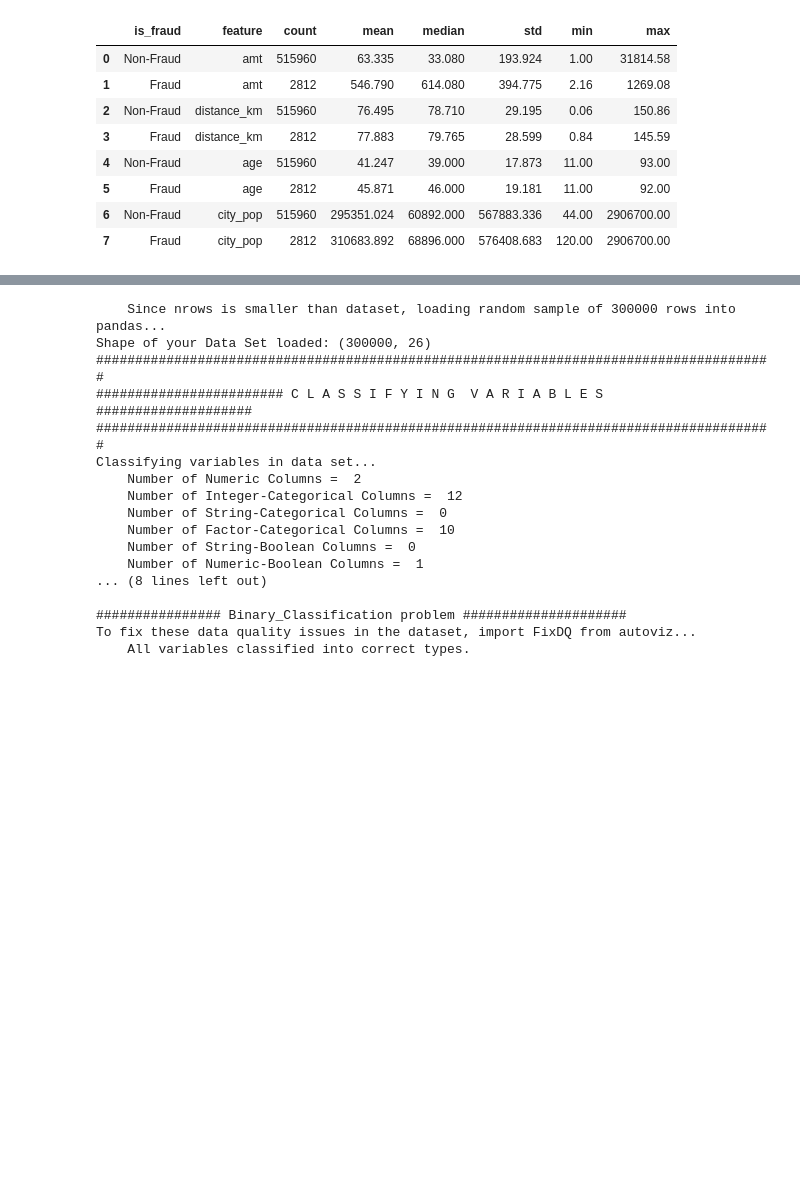
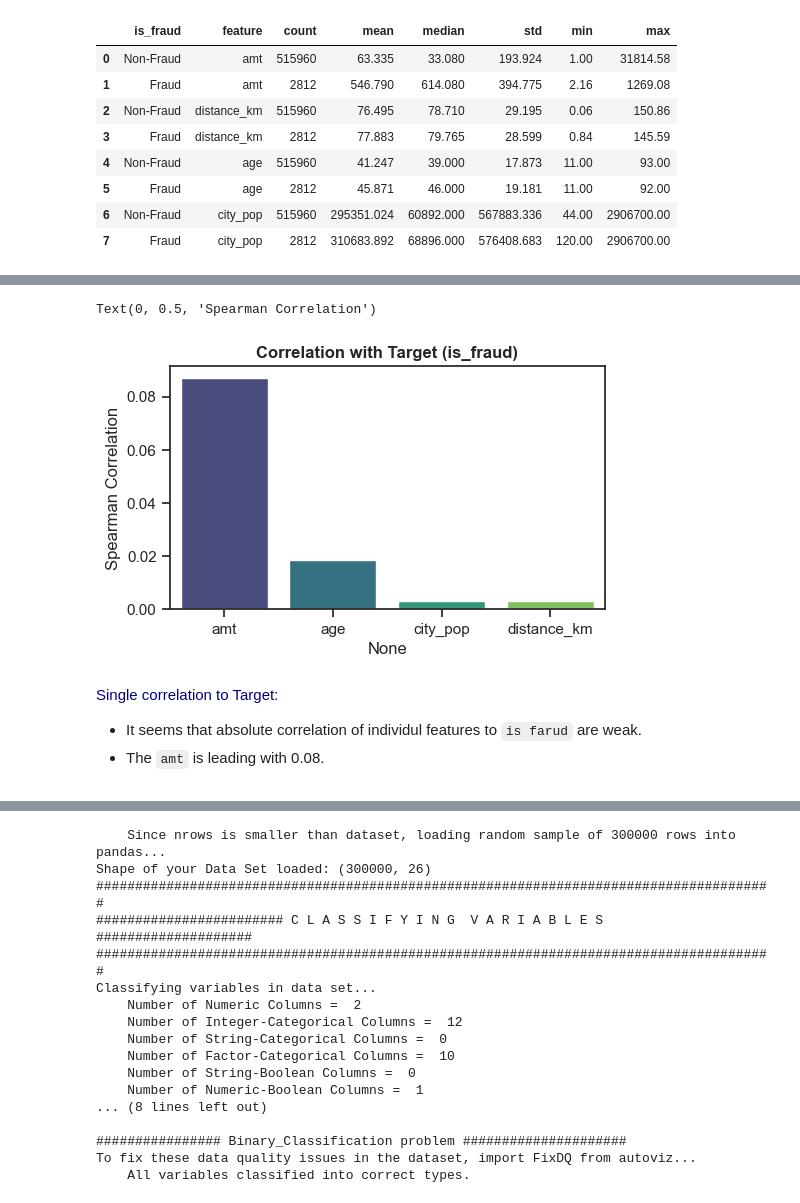
Before and after one commit to Shogant/Credit_Card_Fraud_Detection_Model, a Jupyter notebook: EDA.ipynb, the cells around one changed output, grey strips where cells are left out. Drawn from its saved outputs; the diff is of its cells as text; code cells hidden in the pictures; blank space fills up the shorter version.

```diff
--- a/EDA.ipynb
+++ b/EDA.ipynb
@@ -546,0 +566,16 @@ plt.show()
+# %%
+corr_with_target = corr_matrix['is_fraud'].drop('is_fraud').sort_values(key=abs, ascending=False)
+corr_with_target
+plt.figure(figsize=(5, 3))
+sns.barplot(x=corr_with_target.index, y=corr_with_target.values, palette='viridis')
+plt.title("Correlation with Target (is_fraud)", fontsize=12, fontweight='bold')
+plt.ylabel("Spearman Correlation")
+# %% [output]
+Text(0, 0.5, 'Spearman Correlation')
+[figure, added]
+# %% [markdown]
+<font color='Navy'> Single correlation to Target:
+- It seems that absolute correlation of individul features to `is farud` are weak.
+- The `amt` is leading with 0.08.
+
+</font></div>
```
Also changed, not shown: parts of 48 cells of this notebook, 1 other file.
